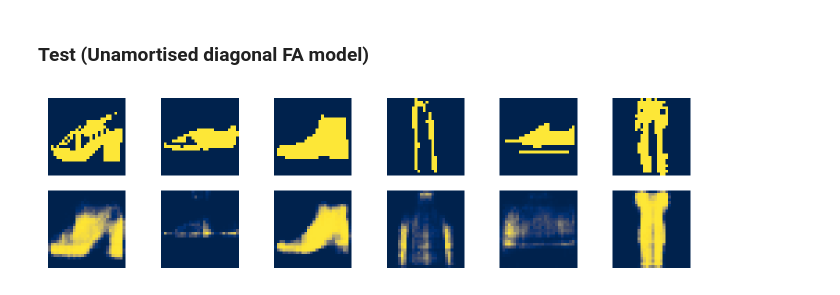
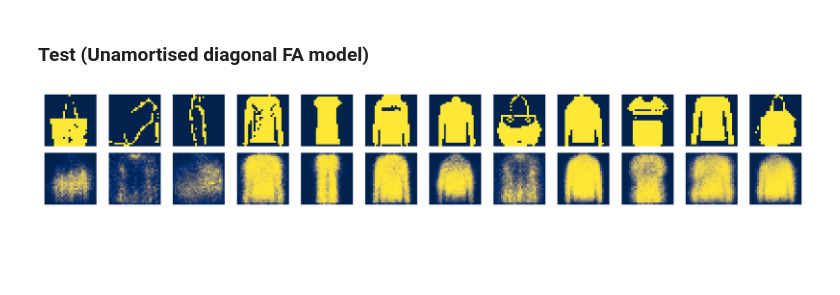
Before and after one commit to gerdm/hard-em-lvm, a Jupyter notebook: notebooks/20-unamortised-refactor.ipynb, the cells around one changed output. Saved outputs shown, nothing was run; the diff lists cells and outputs as text; code cells hidden in the pictures; blank space fills up the shorter version.

```diff
--- a/notebooks/20-unamortised-refactor.ipynb
+++ b/notebooks/20-unamortised-refactor.ipynb
@@ -348,0 +339,11 @@ plt.tight_layout()
+# %%
+fig, axs = plt.subplots(2, n_show, figsize=(12, 2))
+for ax, ix_target in zip(axs.T, ixs_target):
+    img_truth = X_test[ix_target].reshape(28, 28)
+    img_reconstruct = eval_unamortised(model_test, X_test, params_encoder_hem_test, params_decoder_hem)[2][0][ix_target]
+    ax[0].imshow(img_truth, cmap="cividis")
+    img_reconstruct = nn.sigmoid(img_reconstruct).reshape(28, 28)
+    ax[1].imshow(img_reconstruct, cmap="cividis")
+    ax[0].axis("off")
+    ax[1].axis("off")
+plt.tight_layout()
@@ -351,8 +354,8 @@ plt.tight_layout()
 # %%
 model = hlax.models.VAEBern(dim_latent, dim_obs[0], Encoder, Decoder)
 config = hlax.amortised.CheckpointsConfig(
-    num_epochs=50,
-    batch_size=200,
+    num_epochs=10,
+    batch_size=50,
     eval_epochs=[],
 )
 # %%
@@ -366,4 +369,5 @@ output_train = hlax.amortised.train_checkpoints(
 )
 # checkpoint_params = output_train["checkpoint_params"]
 state_vae = output_train["state_final"]
+params_decoder_vae = state_vae.params["params"]["decoder"]
 # %% [output]
@@ -372,34 +376,32 @@ Wall time: 8.35 s
 # %% [markdown]
 ### Test (Unamortised diagonal FA model)
 # %%
-params_decoder = state_vae.params["params"]["decoder"]
-
 tx = optax.adam(1e-4)
 state = TrainState.create(
     apply_fn=model_test.apply,
-    params=params_decoder,
+    params=params_decoder_vae,
     tx=tx
 )
 
 config_test = hlax.unamortised.Config(
     num_epochs=50,
     batch_size=200,
-    num_e_steps=2
+    num_e_steps=1
 )
 
 res_vae_test = hlax.unamortised.train_encoder(key_it_test, model_test, config_test, X_test, state, part_lossfn_test, tx)
 params_encoder_vae_test = res_vae_test["state_final"].params
 hist_loss_vae = res_vae_test["hist_loss"]
 # %%
-fig, axs = plt.subplots(2, 6, figsize=(7, 2))
+fig, axs = plt.subplots(2, n_show, figsize=(12, 2))
 for ax, ix_target in zip(axs.T, ixs_target):
     img_truth = X_test[ix_target].reshape(28, 28)
-    img_reconstruct = eval_unamortised(model_test, X_test, params_encoder_vae_test, params_decoder)[2][0][ix_target]
+    img_reconstruct = eval_unamortised(model_test, X_test, params_encoder_vae_test, params_decoder_vae)[2][0][ix_target]
     ax[0].imshow(img_truth, cmap="cividis")
     img_reconstruct = nn.sigmoid(img_reconstruct).reshape(28, 28)
     ax[1].imshow(img_reconstruct, cmap="cividis")
     ax[0].axis("off")
     ax[1].axis("off")
 plt.tight_layout()
 # %% [output]
-[figure, old version]
+[figure, new version]
```
Also changed, not shown: parts of 14 cells of this notebook.
